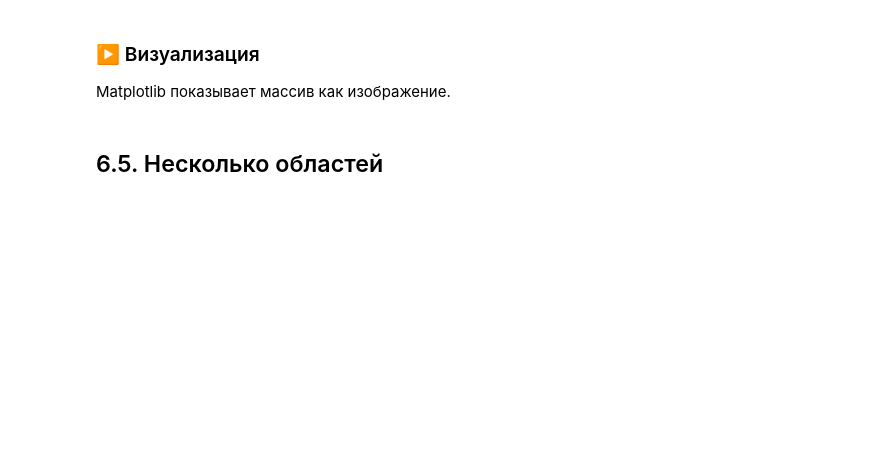
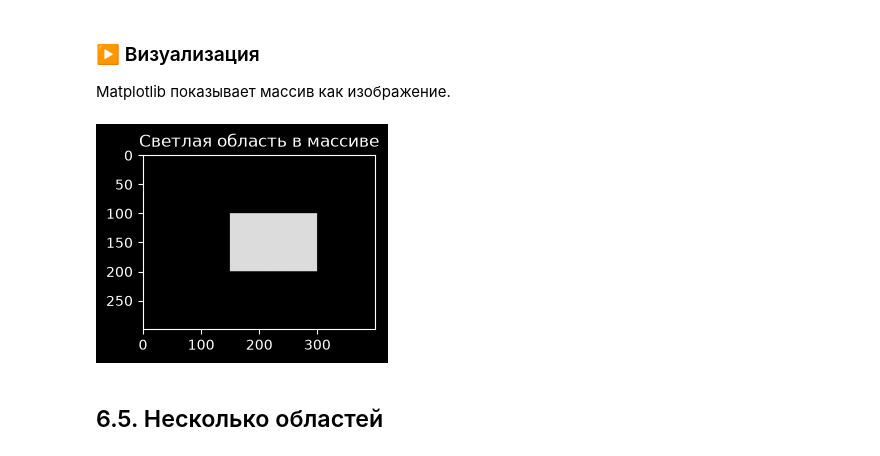
Before and after one commit to Shida78/CpGUI_lk1, a Jupyter notebook: lecture_01.ipynb, the cells around one changed output. Cells and saved outputs as stored; diff of their text form; code cells hidden in the pictures; blank space fills up the shorter version.

```diff
--- a/lecture_01.ipynb
+++ b/lecture_01.ipynb
@@ -1259,11 +1328,13 @@ print("Средняя яркость области:", region.mean())
 
 Matplotlib показывает массив как изображение.
 # %%
-plt.figure(figsize=(7, 5))
+plt.figure(figsize=(3, 5))
 plt.imshow(image, cmap="gray", vmin=0, vmax=255)
 plt.title("Светлая область в массиве")
-plt.axis("off")
+plt.axis("on")
 plt.show()
+# %% [output]
+[figure, added]
 # %% [markdown]
 ## 6.5. Несколько областей
 # %%
```
Also changed, not shown: parts of 36 cells of this notebook, 3 other files.
